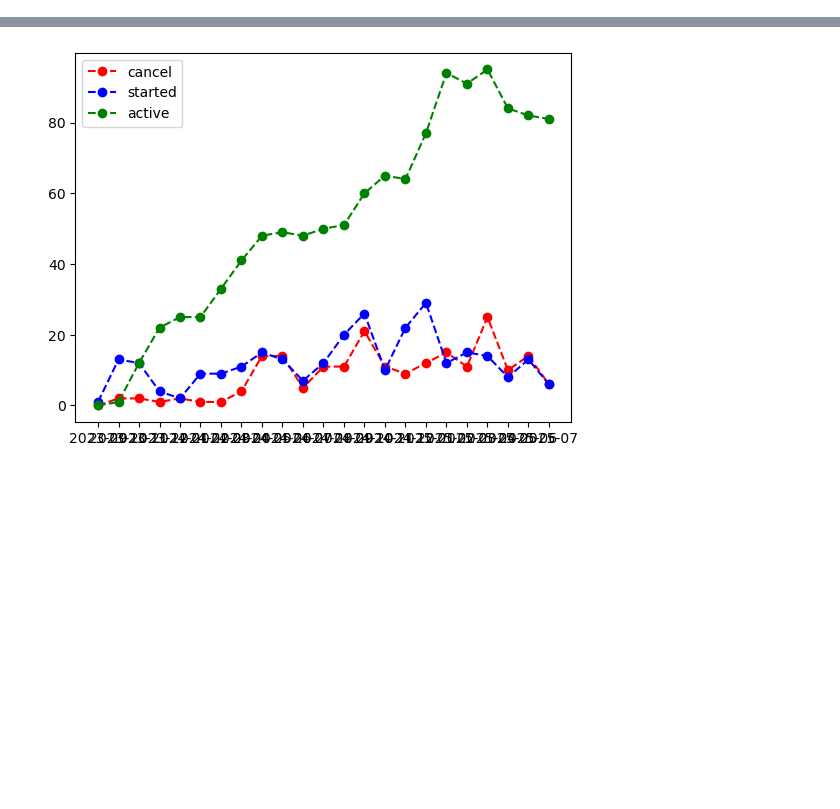
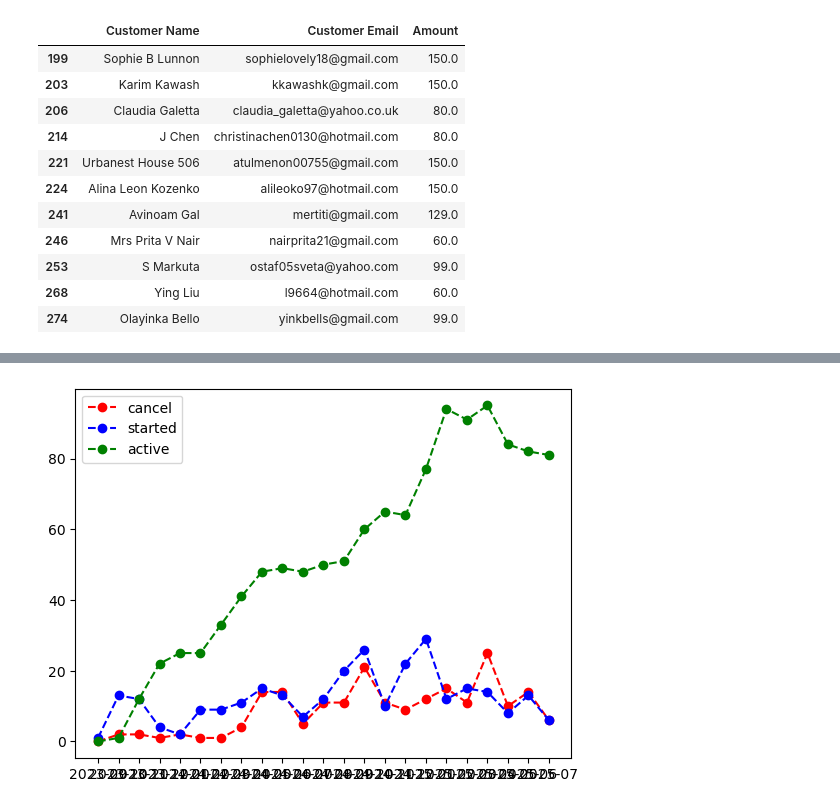
Before and after one commit to nogur9/Shir-Analysis, a Jupyter notebook: notebooks/analysis_visualization.ipynb, the cells around one changed output, grey strips where cells are left out. Saved outputs shown, nothing was run; the diff lists cells and outputs as text; code cells hidden in the pictures; blank space fills up the shorter version.

```diff
--- a/notebooks/analysis_visualization.ipynb
+++ b/notebooks/analysis_visualization.ipynb
@@ -20,3 +21,28 @@ df['Canceled At (UTC)'] = pd.to_datetime(df['Canceled At (UTC)'])
 # Extract the month and year
 df['start_month'] = df['Start Date (UTC)'].dt.to_period('M')
 df['cancel_month'] = df['Canceled At (UTC)'].dt.to_period('M')
+# %%
+email = 'Customer Email'
+name = 'Customer Name'
+dup_e = df[email].duplicated(keep=False)
+dup_n = df[name].duplicated(keep=False)
+
+
+df[
+    (df['cancel_month'].dt.year == 2024) &
+    (df['cancel_month'].dt.month == 6) &
+~dup_e & ~dup_n
+][[name, email, 'Amount']]
+# %% [output]
+|  | Customer Name | Customer Email | Amount |
+| 199 | Sophie B Lunnon | sophielovely18@gmail.com | 150.0 |
+| 203 | Karim Kawash | kkawashk@gmail.com | 150.0 |
+| 206 | Claudia Galetta | claudia_galetta@yahoo.co.uk | 80.0 |
+| 214 | J Chen | christinachen0130@hotmail.com | 80.0 |
+| 221 | Urbanest House 506 | atulmenon00755@gmail.com | 150.0 |
+| 224 | Alina Leon Kozenko | alileoko97@hotmail.com | 150.0 |
+| 241 | Avinoam Gal | mertiti@gmail.com | 129.0 |
+| 246 | Mrs Prita V Nair | nairprita21@gmail.com | 60.0 |
+| 253 | S Markuta | ostaf05sveta@yahoo.com | 99.0 |
+| 268 | Ying Liu | l9664@hotmail.com | 60.0 |
+| 274 | Olayinka Bello | yinkbells@gmail.com | 99.0 |
```
Also changed, not shown: parts of 4 cells of this notebook, 2 other files.
